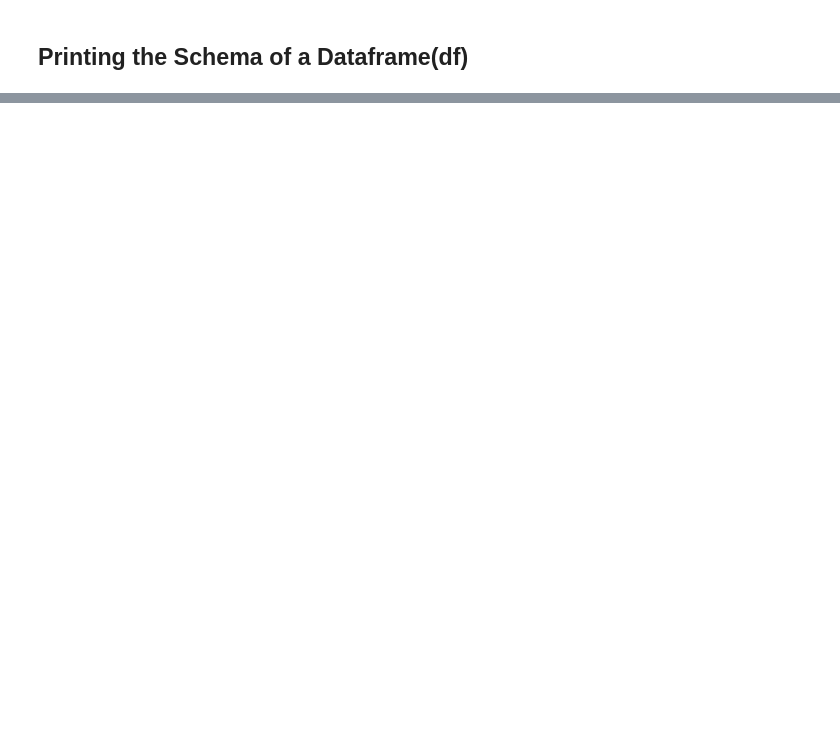
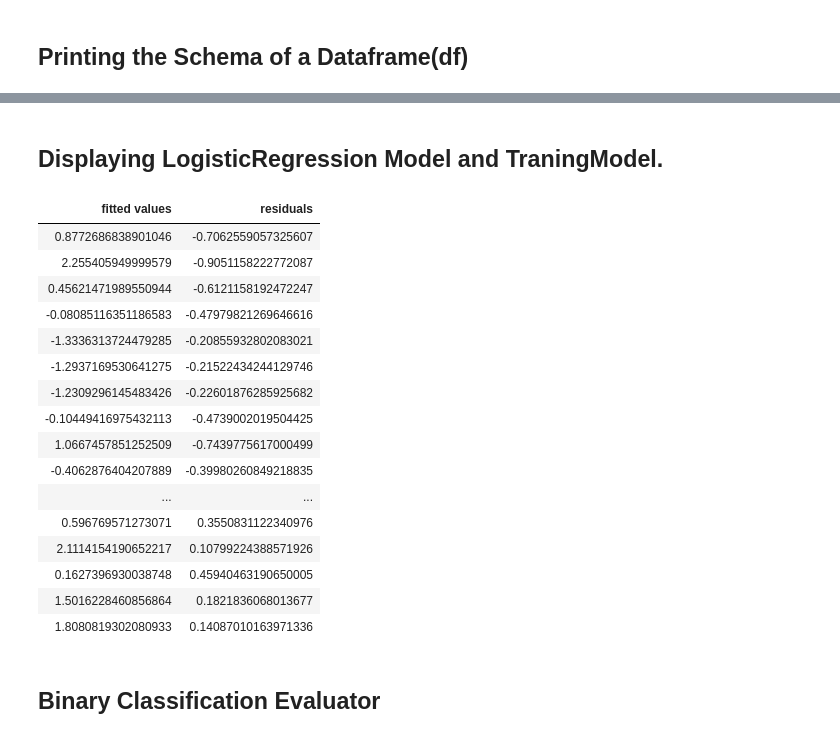
Before and after one commit to muralimopidevi/Amazon-Review-Sentiment-Analysis, a Jupyter notebook: Amazon Review On Cell Phones and Accessories.ipynb, the cells around one changed output, grey strips where cells are left out. Saved outputs shown, nothing was run; the diff lists cells and outputs as text; code cells hidden in the pictures; blank space fills up the shorter version.

```diff
--- a/Amazon Review On Cell Phones and Accessories.ipynb
+++ b/Amazon Review On Cell Phones and Accessories.ipynb
@@ -222,0 +257,24 @@ print ("AUC: %(result)s" % {"result": evaluator.evaluate(result)})
+# %% [markdown]
+## Displaying LogisticRegression Model and TraningModel.
+# %%
+display(lrModel, trainDF)
+# %% [output]
+| fitted values | residuals |
+| 0.8772686838901046 | -0.7062559057325607 |
+| 2.255405949999579 | -0.9051158222772087 |
+| 0.45621471989550944 | -0.6121158192472247 |
+| -0.08085116351186583 | -0.47979821269646616 |
+| -1.3336313724479285 | -0.20855932802083021 |
+| -1.2937169530641275 | -0.21522434244129746 |
+| -1.2309296145483426 | -0.22601876285925682 |
+| -0.10449416975432113 | -0.4739002019504425 |
+| 1.0667457851252509 | -0.7439775617000499 |
+| -0.4062876404207889 | -0.39980260849218835 |
+| ... | ... |
+| 0.596769571273071 | 0.3550831122340976 |
+| 2.1114154190652217 | 0.10799224388571926 |
+| 0.1627396930038748 | 0.45940463190650005 |
+| 1.5016228460856864 | 0.1821836068013677 |
+| 1.8080819302080933 | 0.14087010163971336 |
+# %% [markdown]
+## Binary Classification Evaluator
```
Also changed, not shown: parts of 80 cells of this notebook, 2 other files.
